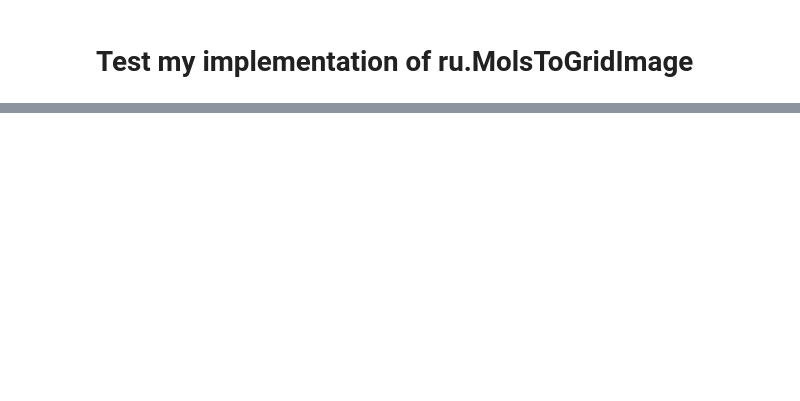
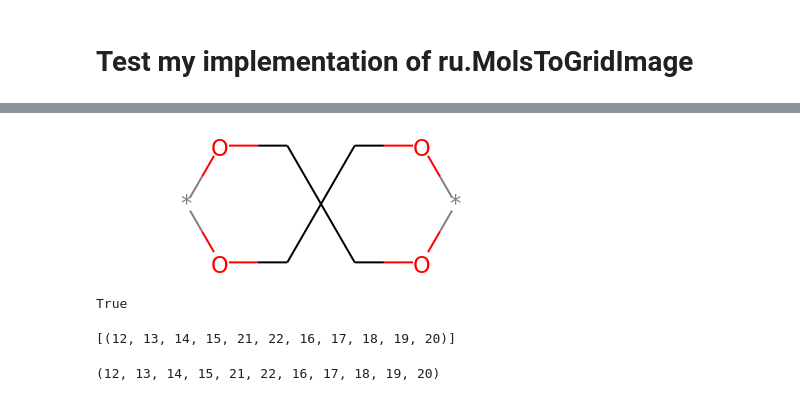
Before and after one commit to rishigurnani/hMOFs-Snurr, a Jupyter notebook: fall20_mse_8803_2.ipynb, the cells around one changed output, grey strips where cells are left out. Saved outputs shown, nothing was run; the diff lists cells and outputs as text; code cells hidden in the pictures; blank space fills up the shorter version.

```diff
--- a/fall20_mse_8803_2.ipynb
+++ b/fall20_mse_8803_2.ipynb
@@ -1645,0 +1526,11 @@ ReactionStepList[0].rxn_fn
+# %%
+linkage = '*1-[#8]-[#6]-[#6]2(-[#6]-[#8]-1)-[#6]-[#8]-*-[#8]-[#6]-2'
+# %%
+polymer_linkage = Chem.MolFromSmarts(linkage)
+polymer_linkage
+# %% [output]
+[figure, added]
+# %%
+mol.HasSubstructMatch(polymer_linkage)
+# %% [output]
+True
@@ -1645,0 +1556,4 @@ ReactionStepList[0].rxn_fn
+# %%
+list(matches)
+# %% [output]
+[(12, 13, 14, 15, 21, 22, 16, 17, 18, 19, 20)]
@@ -1645,0 +1562,5 @@ ReactionStepList[0].rxn_fn
+# %%
+match_pair = match_pairs[0]
+match_pair
+# %% [output]
+(12, 13, 14, 15, 21, 22, 16, 17, 18, 19, 20)
```
Also changed, not shown: parts of 175 cells of this notebook, 4 other files.
